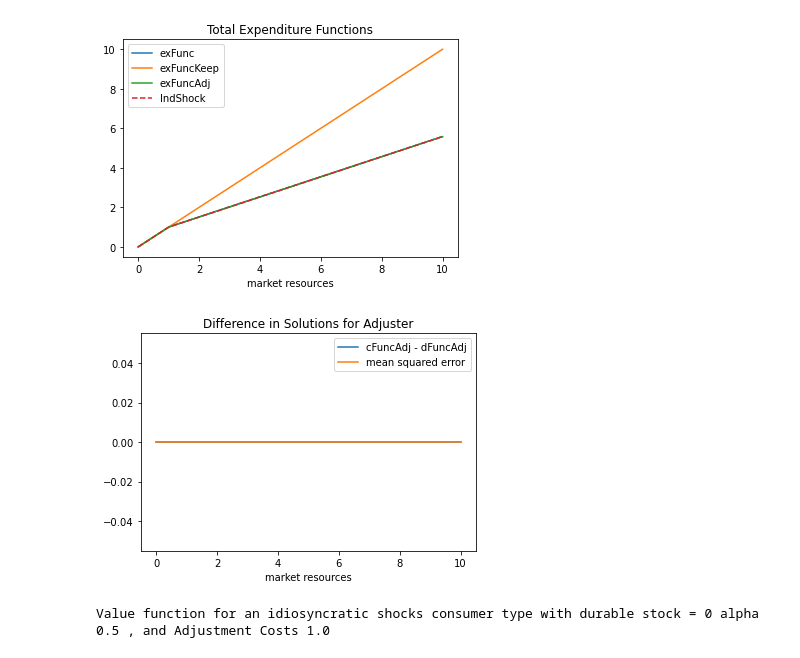
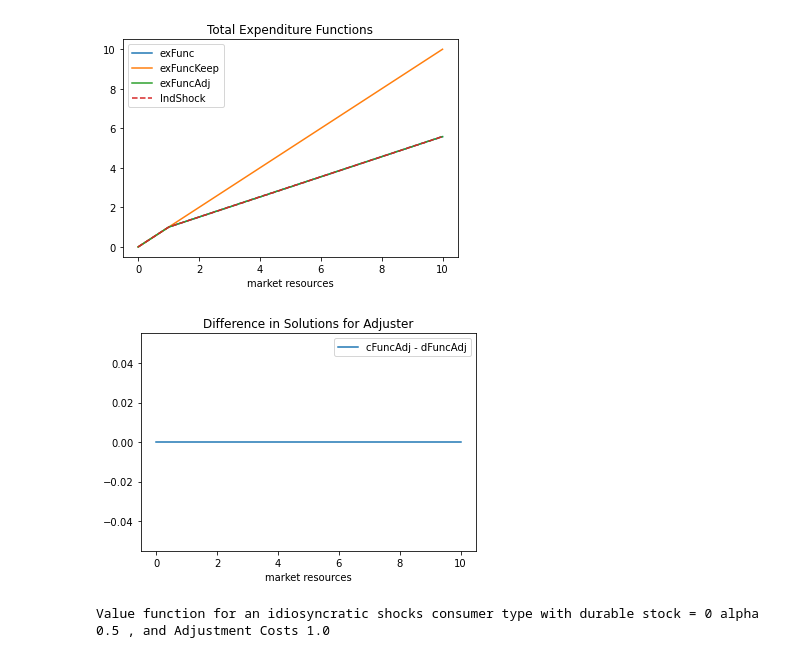
Before and after one commit to econ-ark/REMARK, a Jupyter notebook: REMARKs/DurableConsumerType/code/python/DurableModel_Notebook.ipynb, the cells around one changed output. Drawn from its saved outputs; the diff is of its cells as text; code cells hidden in the pictures.

```diff
--- a/REMARKs/DurableConsumerType/code/python/DurableModel_Notebook.ipynb
+++ b/REMARKs/DurableConsumerType/code/python/DurableModel_Notebook.ipynb
@@ -572,16 +547,13 @@ Consumption function for an idiosyncratic shocks consumer type with durable stoc
 [figure]
 [figure]
 # %%
-mean = np.ones(100)*np.mean((Results['cFuncAdj_test'] - Results['dFuncAdj_test'])**2)
-
 plt.plot(grid, Results['cFuncAdj_test'] - Results['dFuncAdj_test'], label = "cFuncAdj - dFuncAdj")
-plt.plot(grid, mean, label = "mean squared error")
 plt.title('Difference in Solutions for Adjuster')
 plt.xlabel('market resources')
 plt.legend()
 plt.show()
 # %% [output]
-[figure, old version]
+[figure, new version]
 # %%
 print('Value function for an idiosyncratic shocks consumer type with durable stock =', n, 'alpha', DurableExampleAlpha.alpha, ', and Adjustment Costs', DurableExampleAlpha.adjC)
 
```
Also changed, not shown: parts of 20 cells of this notebook, 1 other file.
